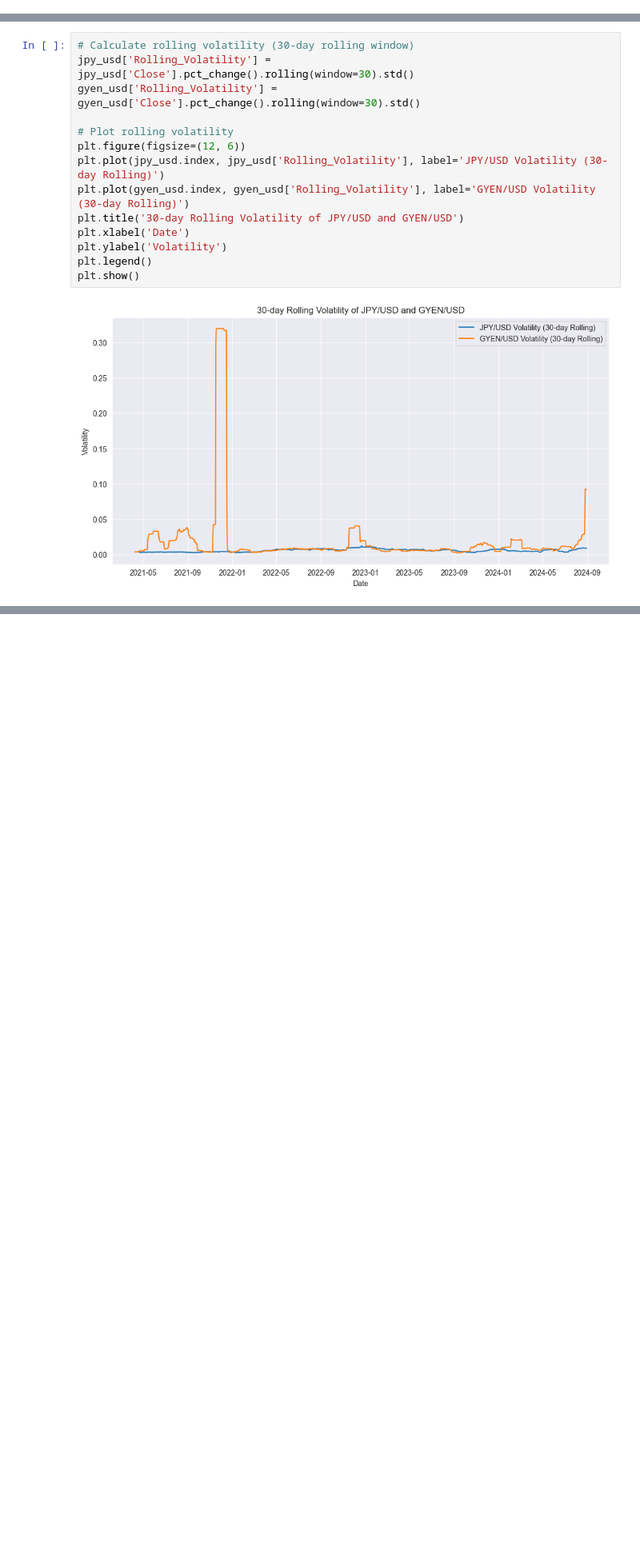
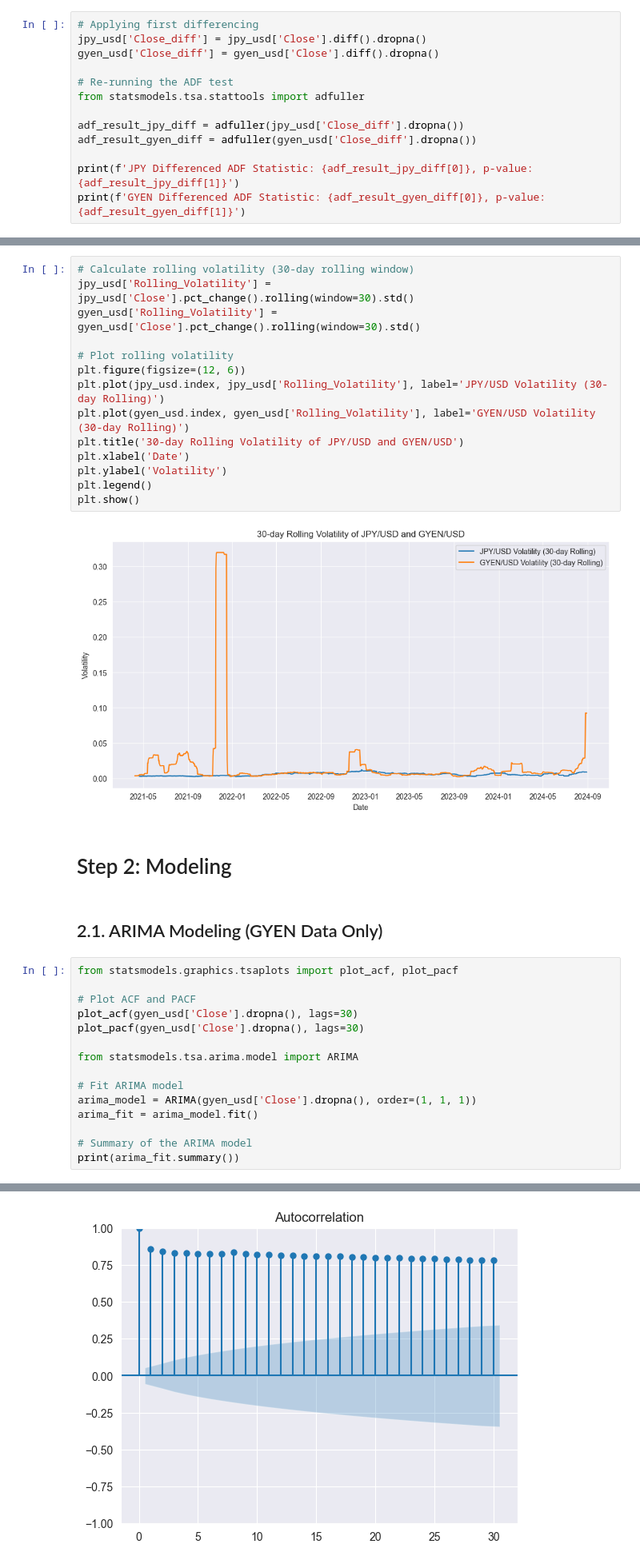
Before and after one commit to joodevs/algo-trader, a Jupyter notebook: gyen-yen-analysis.ipynb, the cells around one changed output, grey strips where cells are left out. Shown at 80% size. Drawn from its saved outputs; the diff is of its cells as text; blank space fills up the shorter version.

Commit message:
Add ARIMA model

```diff
--- a/gyen-yen-analysis.ipynb
+++ b/gyen-yen-analysis.ipynb
@@ -110,0 +119,13 @@ GYEN ADF Statistic: -1.468632826797084, p-value: 0.548967260559881
+# %%
+# Applying first differencing
+jpy_usd['Close_diff'] = jpy_usd['Close'].diff().dropna()
+gyen_usd['Close_diff'] = gyen_usd['Close'].diff().dropna()
+
+# Re-running the ADF test
+from statsmodels.tsa.stattools import adfuller
+
+adf_result_jpy_diff = adfuller(jpy_usd['Close_diff'].dropna())
+adf_result_gyen_diff = adfuller(gyen_usd['Close_diff'].dropna())
+
+print(f'JPY Differenced ADF Statistic: {adf_result_jpy_diff[0]}, p-value: {adf_result_jpy_diff[1]}')
+print(f'GYEN Differenced ADF Statistic: {adf_result_gyen_diff[0]}, p-value: {adf_result_gyen_diff[1]}')
@@ -126,3 +158,23 @@ plt.legend()
 plt.show()
 # %% [output]
 [figure]
+# %% [markdown]
+# Step 2: Modeling
+# %% [markdown]
+## 2.1. ARIMA Modeling (GYEN Data Only)
+# %%
+from statsmodels.graphics.tsaplots import plot_acf, plot_pacf
+
+# Plot ACF and PACF
+plot_acf(gyen_usd['Close'].dropna(), lags=30)
+plot_pacf(gyen_usd['Close'].dropna(), lags=30)
+
+from statsmodels.tsa.arima.model import ARIMA
+
+# Fit ARIMA model
+arima_model = ARIMA(gyen_usd['Close'].dropna(), order=(1, 1, 1))
+arima_fit = arima_model.fit()
+
+# Summary of the ARIMA model
+print(arima_fit.summary())
+# %% [output]
@@ -128,0 +198 @@ plt.show()
+[figure, added]
```
Also changed, not shown: parts of 5 cells of this notebook, 1 other file.
